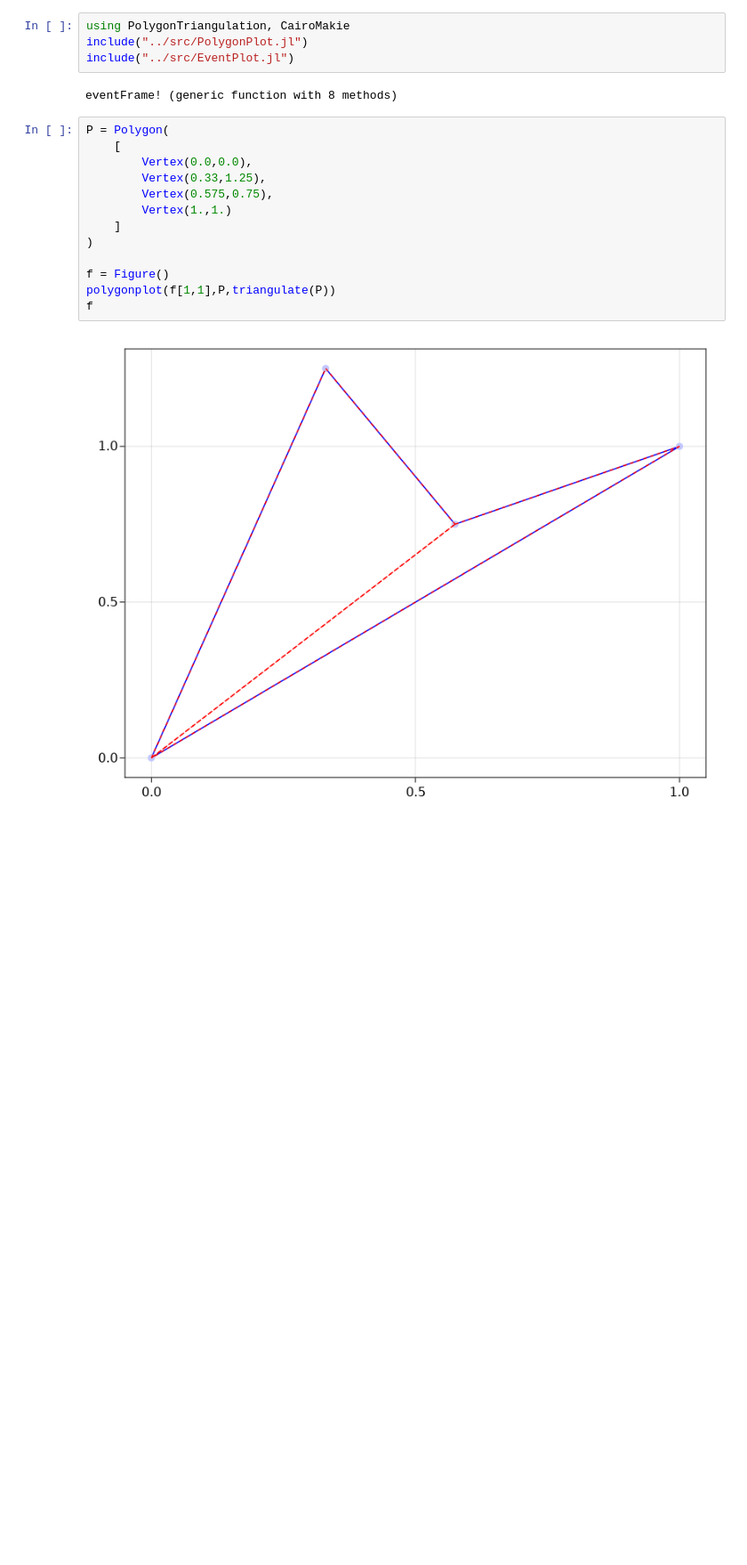
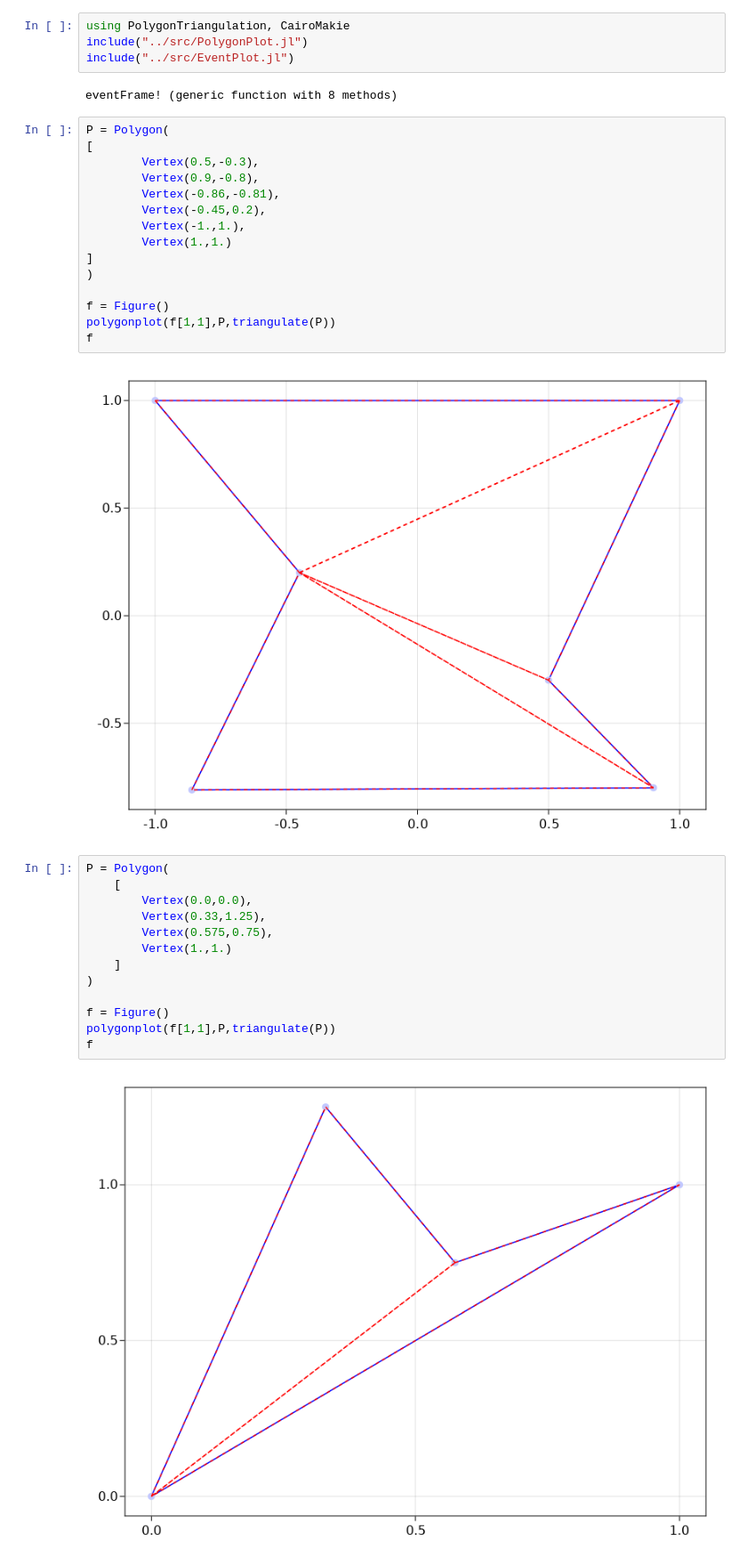
Before and after one commit to Jerboa-app/PolygonTriangulation, a Jupyter notebook: examples/examples.ipynb, the cells around one changed output. Shown at 89% size. Cells and saved outputs as stored; diff of their text form; blank space fills up the shorter version.

```diff
--- a/examples/examples.ipynb
+++ b/examples/examples.ipynb
@@ -4,6 +4,23 @@ include("../src/PolygonPlot.jl")
 include("../src/EventPlot.jl")
 # %% [output]
 eventFrame! (generic function with 8 methods)
+# %%
+P = Polygon(
+[
+        Vertex(0.5,-0.3),
+        Vertex(0.9,-0.8),
+        Vertex(-0.86,-0.81),
+        Vertex(-0.45,0.2),
+        Vertex(-1.,1.),
+        Vertex(1.,1.)
+]
+)
+
+f = Figure()
+polygonplot(f[1,1],P,triangulate(P))
+f
+# %% [output]
+[figure, added]
 # %%
 P = Polygon(
     [
```
Also changed, not shown: parts of 13 cells of this notebook, 4 other files.
